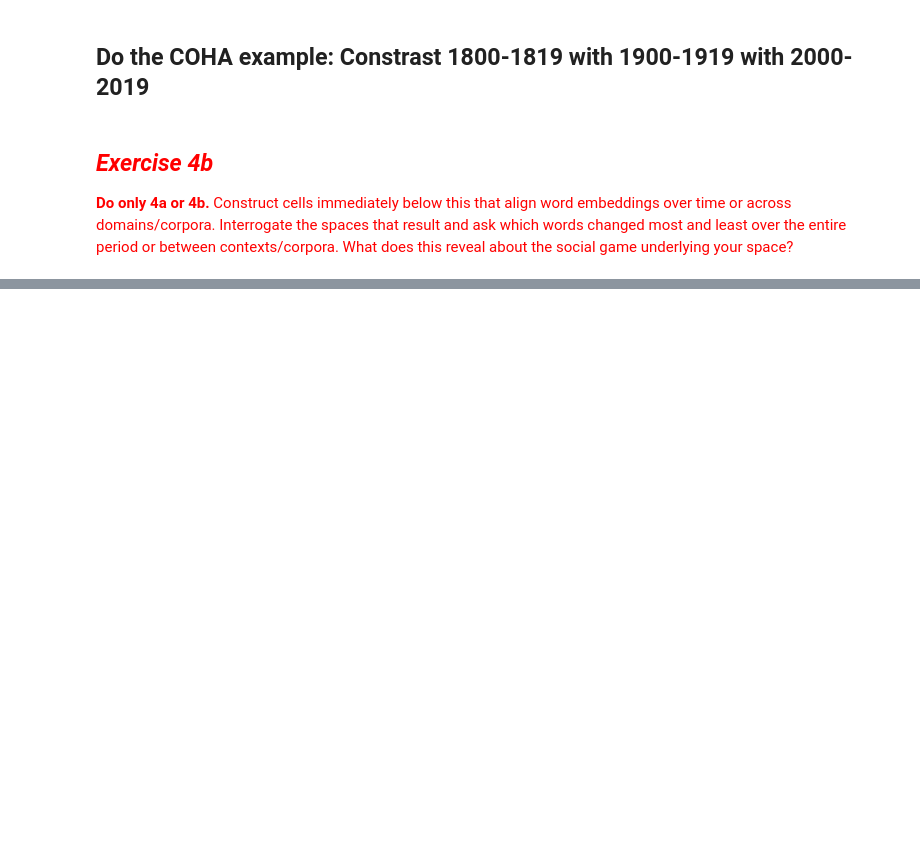
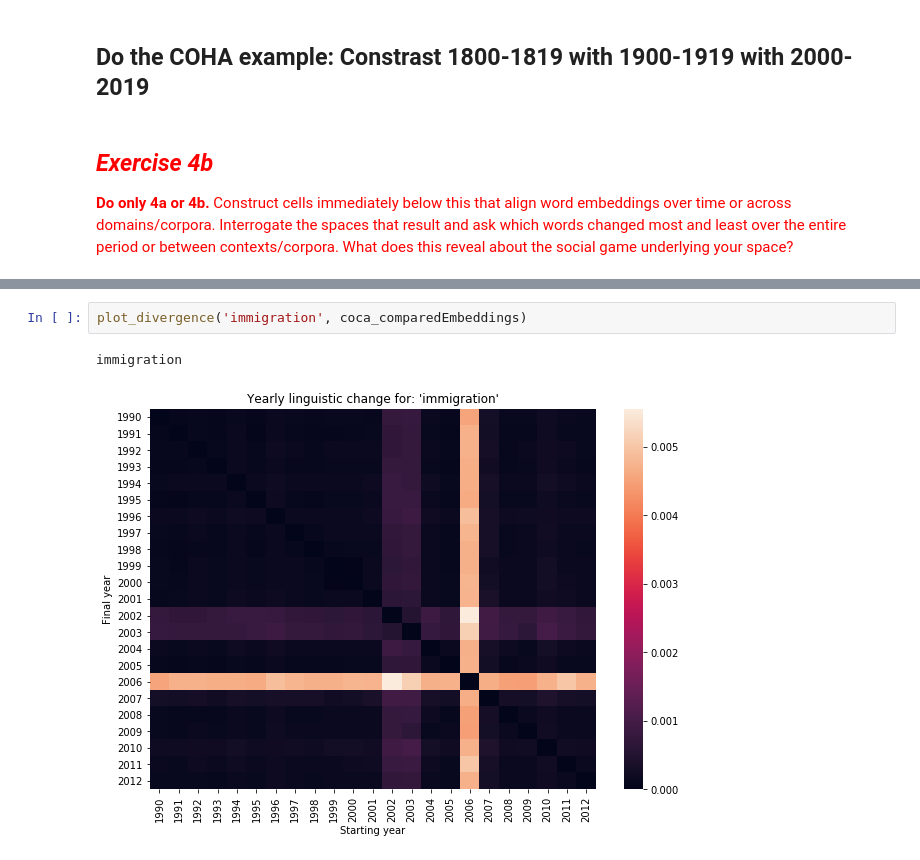
Before and after one commit to rachel-ker/Content-Analysis-2020, a Jupyter notebook: week-7/7-Vector-Space-Word-Embeddings.ipynb, the cells around one changed output, grey strips where cells are left out. Cells and saved outputs as stored; diff of their text form; blank space fills up the shorter version.

```diff
--- a/week-7/7-Vector-Space-Word-Embeddings.ipynb
+++ b/week-7/7-Vector-Space-Word-Embeddings.ipynb
@@ -1693,0 +1718,5 @@ view
+# %%
+plot_divergence('immigration', coca_comparedEmbeddings)
+# %% [output]
+immigration
+[figure, added]
```
Also changed, not shown: parts of 20 cells of this notebook.
